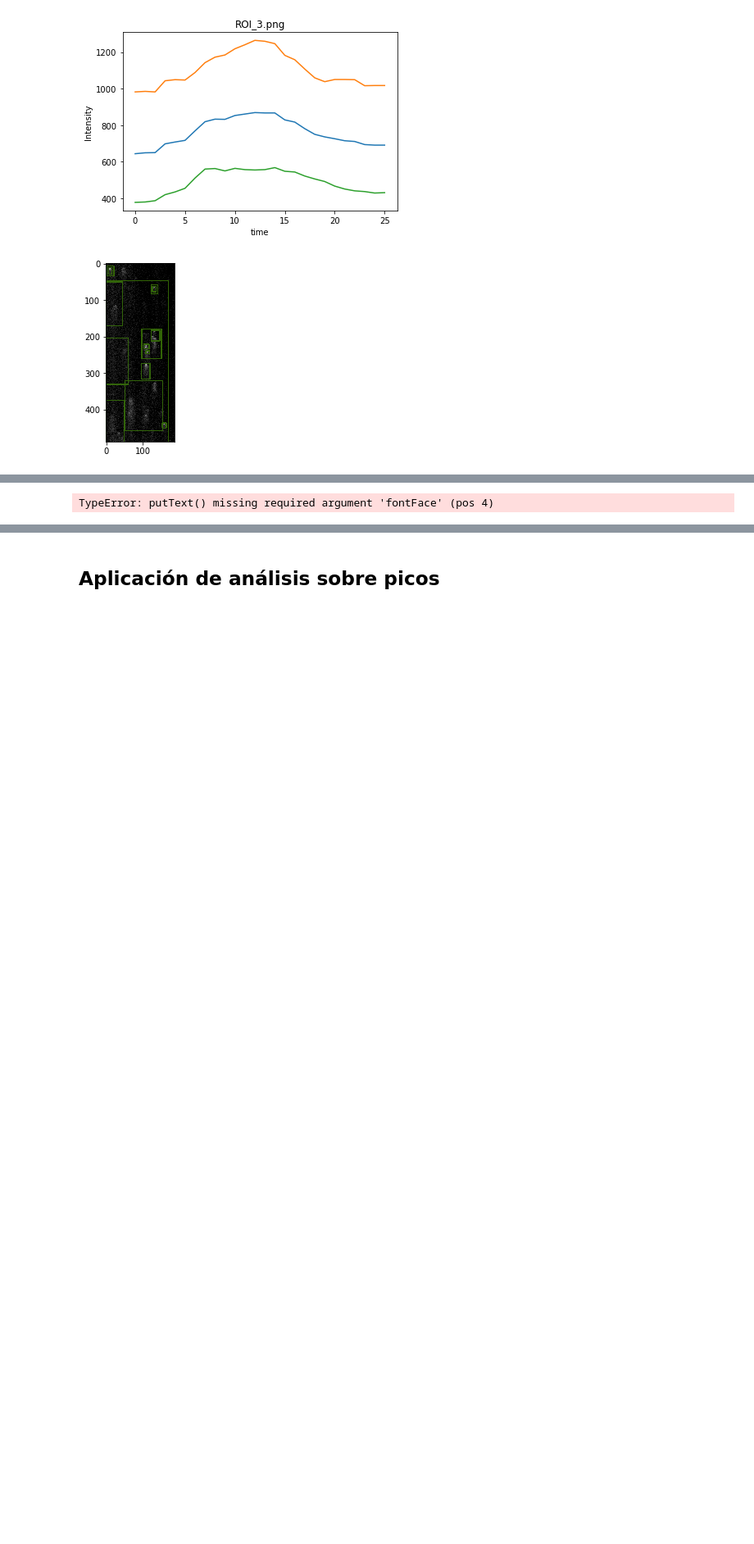
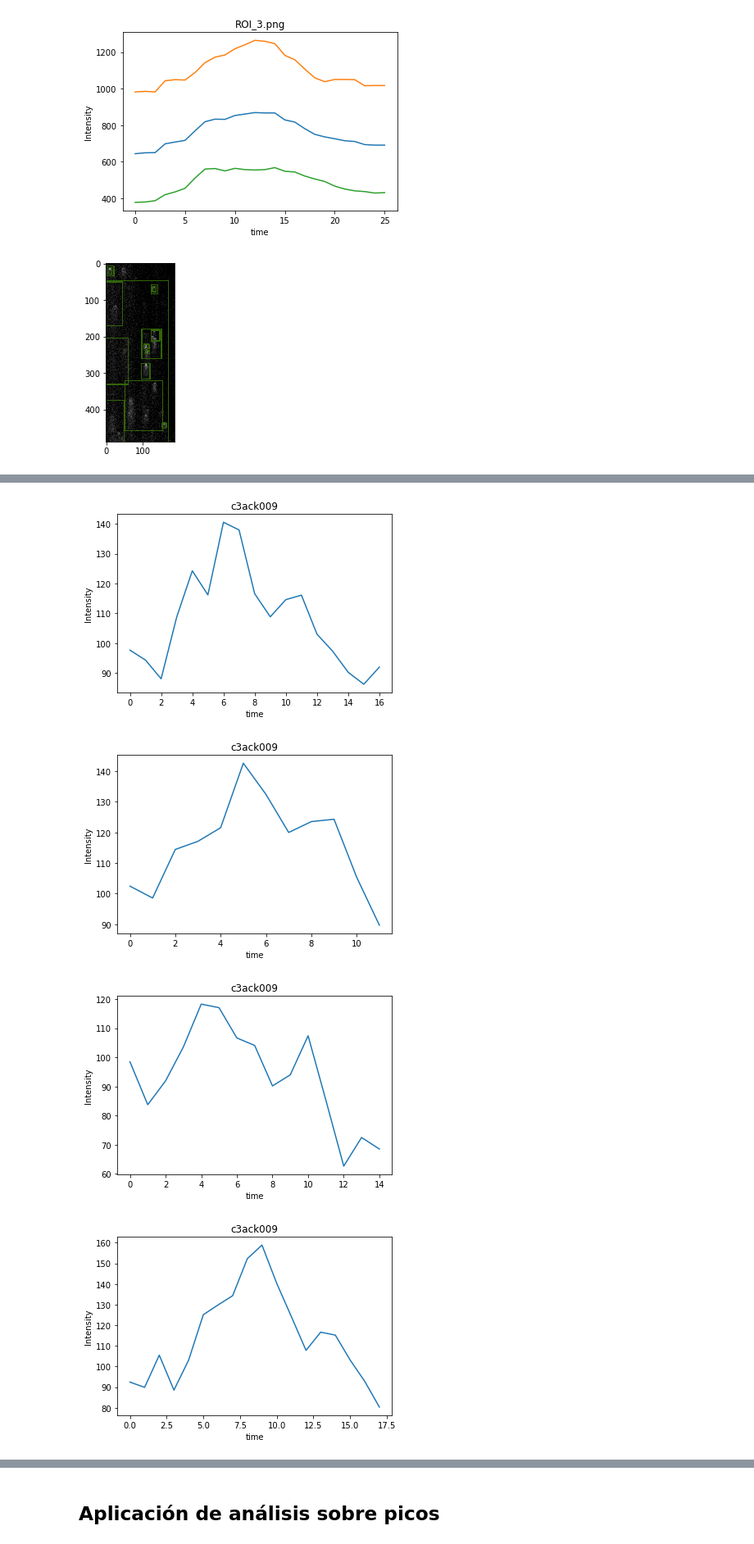
Before and after one commit to CardiAP/DesktopApp, a Jupyter notebook: Sparks_analysis.ipynb, the cells around one changed output, grey strips where cells are left out. Shown at 82% size. Cells and saved outputs as stored; diff of their text form; code cells hidden in the pictures; blank space fills up the shorter version.

```diff
--- a/Sparks_analysis.ipynb
+++ b/Sparks_analysis.ipynb
@@ -175,7 +175,7 @@ img = auto_result
 original = img.copy()
 gray = cv2.cvtColor(img, cv2.COLOR_BGR2GRAY)
 blurred = cv2.GaussianBlur(gray, (3, 3), 50)
-canny = cv2.Canny(blurred, 80, 220, 400)
+canny = cv2.Canny(blurred, 100, 250, 400)
 kernel = np.ones((5,5),np.uint8)
 dilate = cv2.dilate(canny, kernel, iterations=1)
 
@@ -183,33 +183,36 @@ dilate = cv2.dilate(canny, kernel, iterations=1)
 cnts = cv2.findContours(dilate, cv2.RETR_EXTERNAL, cv2.CHAIN_APPROX_SIMPLE)
 cnts = cnts[0] if len(cnts) == 2 else cnts[1]
 
 # Iterate thorugh contours and filter for ROI
 image_number = 0
 list_img_row = []
 track_number = 0
 for c in cnts:
     x,y,w,h = cv2.boundingRect(c)
-    cv2.rectangle(img, (x, y), (x + w, y + h), (255,0,0), 2)
+    cv2.rectangle(img, (x, y), (x + w, y + h), (255,255,0), 2)
     track_number += 1
-    cv2.putText(img, str(track_number), (x-2, y - 10))#, 1, (255,255,255), 2)
+    cv2.putText(img, str(track_number), (x-2, y - 5), cv2.FONT_HERSHEY_SIMPLEX, 0.5, (255,255,0),2)
     ROI = original[y:y+h, x:x+w]
     x_data = np.asarray(range(x,x+w),dtype=np.float64)
     #análisis de cada spark
     SI = Image.fromarray(ROI.astype(np.uint8))
     img_row_sum = np.mean(SI,axis=0)#.tolist() #lista de datos del histograma
     img_row_sum = [x.mean() for x in img_row_sum]
     list_img_row.append (img_row_sum)
     #gráfico de histograma
     plt.plot(img_row_sum)
     plt.title(nombre_foto)
     plt.xlabel("time")
     plt.ylabel("Intensity")
     plt.show()
 #     cv2.imwrite("ROI_{}.png".format(image_number), ROI)
     image_number += 1
 
 cv2.imshow('image', img)
 cv2.waitKey(0)
 cv2.destroyAllWindows()
 # %% [output]
-TypeError: putText() missing required argument 'fontFace' (pos 4)
+[figure, added]
+[figure, added]
+[figure, added]
+[figure, added]
```
Also changed, not shown: parts of 6 cells of this notebook, 1 other file.
